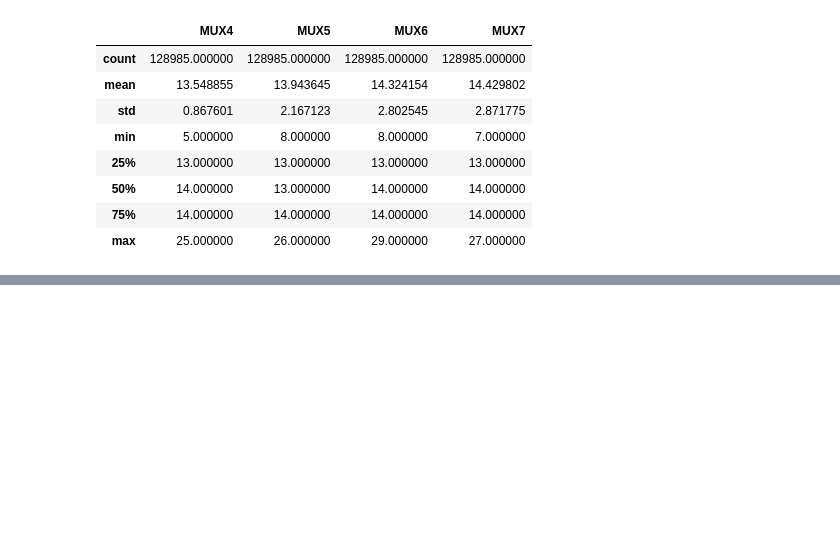
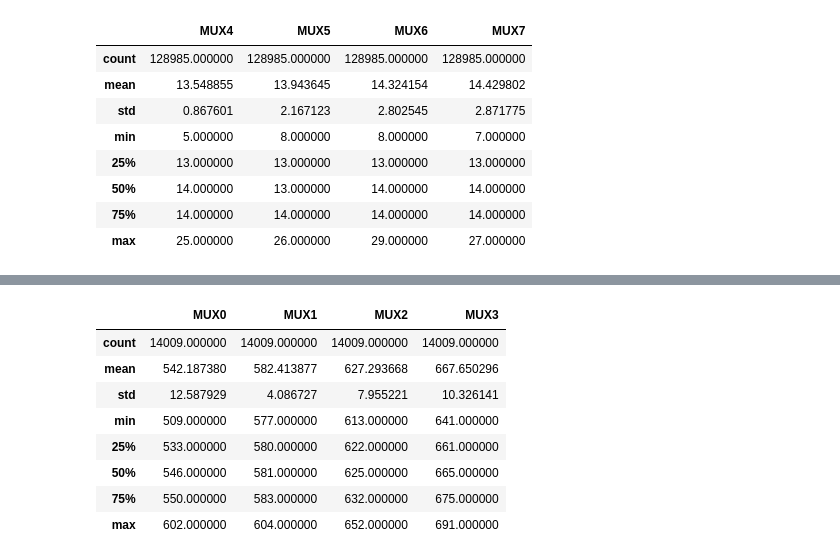
Before and after one commit to mygs/babilonia, a Jupyter notebook: research/mux-capacitive/moisture.ipynb, the cells around one changed output, grey strips where cells are left out. Saved outputs shown, nothing was run; the diff lists cells and outputs as text; code cells hidden in the pictures; blank space fills up the shorter version.

```diff
--- a/research/mux-capacitive/moisture.ipynb
+++ b/research/mux-capacitive/moisture.ipynb
@@ -186,0 +209,12 @@ df3[['MUX4','MUX5','MUX6','MUX7']].describe()
+# %%
+df4[['MUX0','MUX1','MUX2','MUX3']].describe()
+# %% [output]
+|  | MUX0 | MUX1 | MUX2 | MUX3 |
+| count | 14009.000000 | 14009.000000 | 14009.000000 | 14009.000000 |
+| mean | 542.187380 | 582.413877 | 627.293668 | 667.650296 |
+| std | 12.587929 | 4.086727 | 7.955221 | 10.326141 |
+| min | 509.000000 | 577.000000 | 613.000000 | 641.000000 |
+| 25% | 533.000000 | 580.000000 | 622.000000 | 661.000000 |
+| 50% | 546.000000 | 581.000000 | 625.000000 | 665.000000 |
+| 75% | 550.000000 | 583.000000 | 632.000000 | 675.000000 |
+| max | 602.000000 | 604.000000 | 652.000000 | 691.000000 |
```
Also changed, not shown: parts of 4 cells of this notebook, 7 other files.
